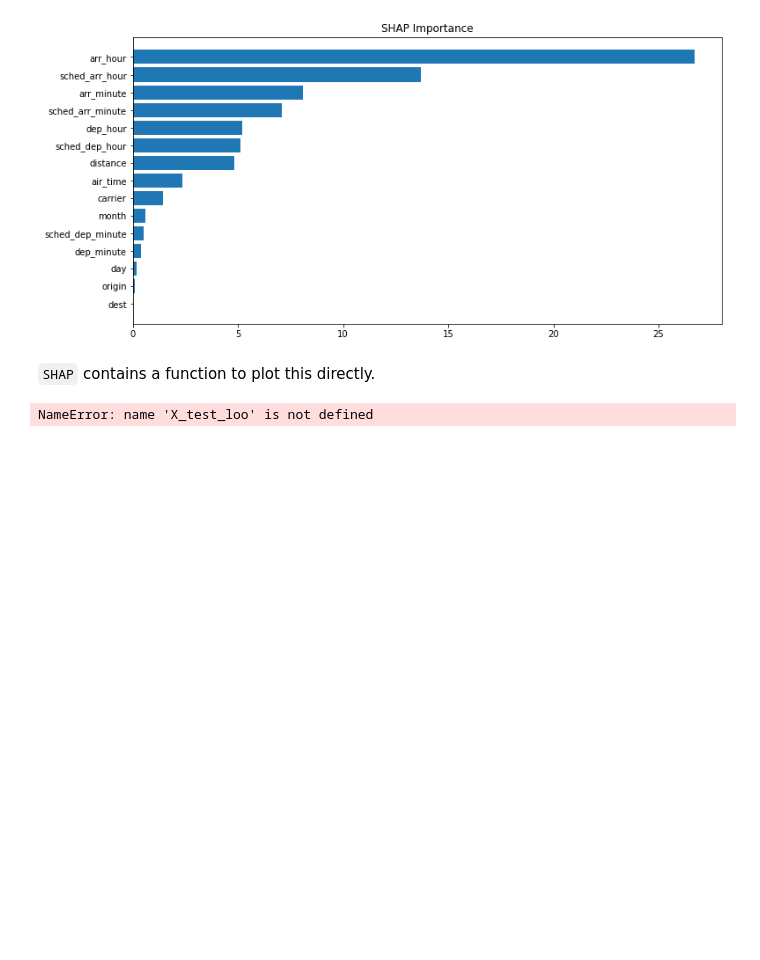
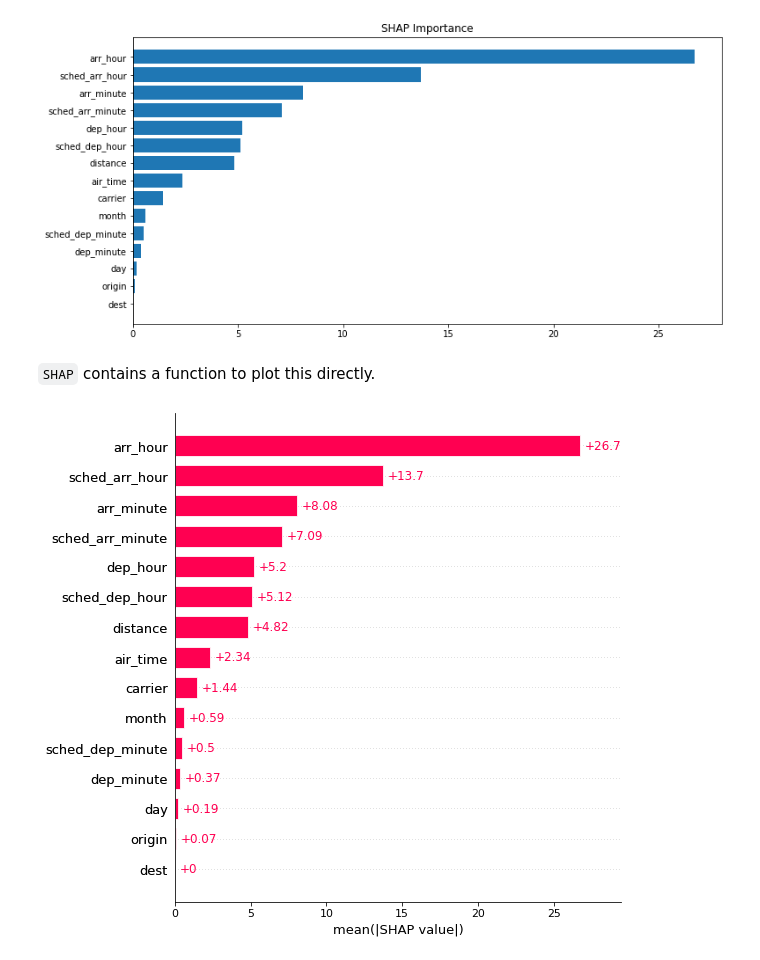
Before and after one commit to rasgointelligence/feature-engineering-tutorials, a Jupyter notebook: Feature Importance/Catboost Feature Importance.ipynb, the cells around one changed output. Drawn from its saved outputs; the diff is of its cells as text; code cells hidden in the pictures; blank space fills up the shorter version.

```diff
--- a/Feature Importance/Catboost Feature Importance.ipynb
+++ b/Feature Importance/Catboost Feature Importance.ipynb
@@ -145,6 +145,6 @@ Text(0.5, 1.0, 'SHAP Importance')
 # %% [markdown]
 `SHAP` contains a function to plot this directly.
 # %%
-shap.plots.bar(shap_values, max_display=X_test_loo.shape[0])
+shap.plots.bar(shap_values, max_display=X_test.shape[0])
 # %% [output]
-NameError: name 'X_test_loo' is not defined
+[figure, added]
```
